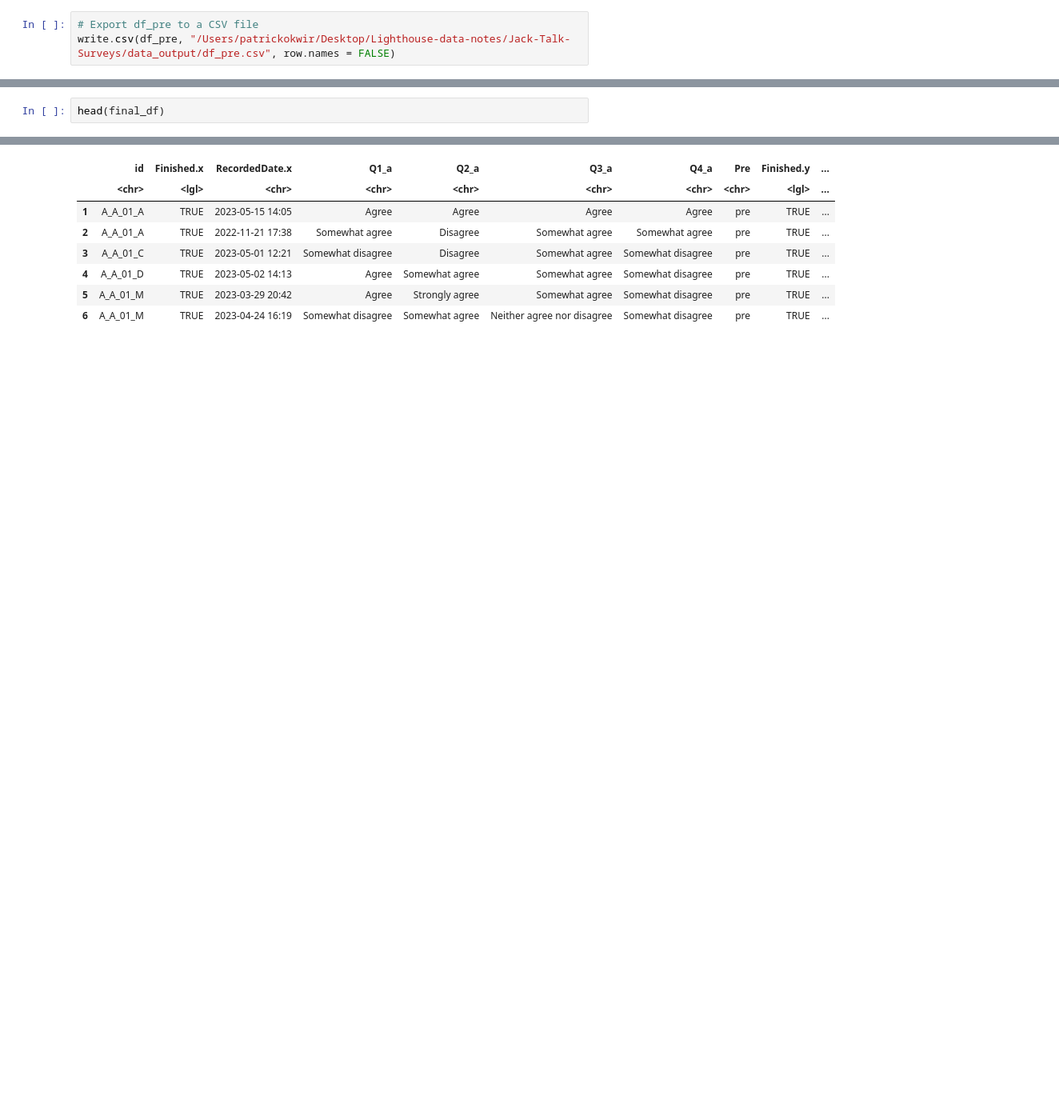
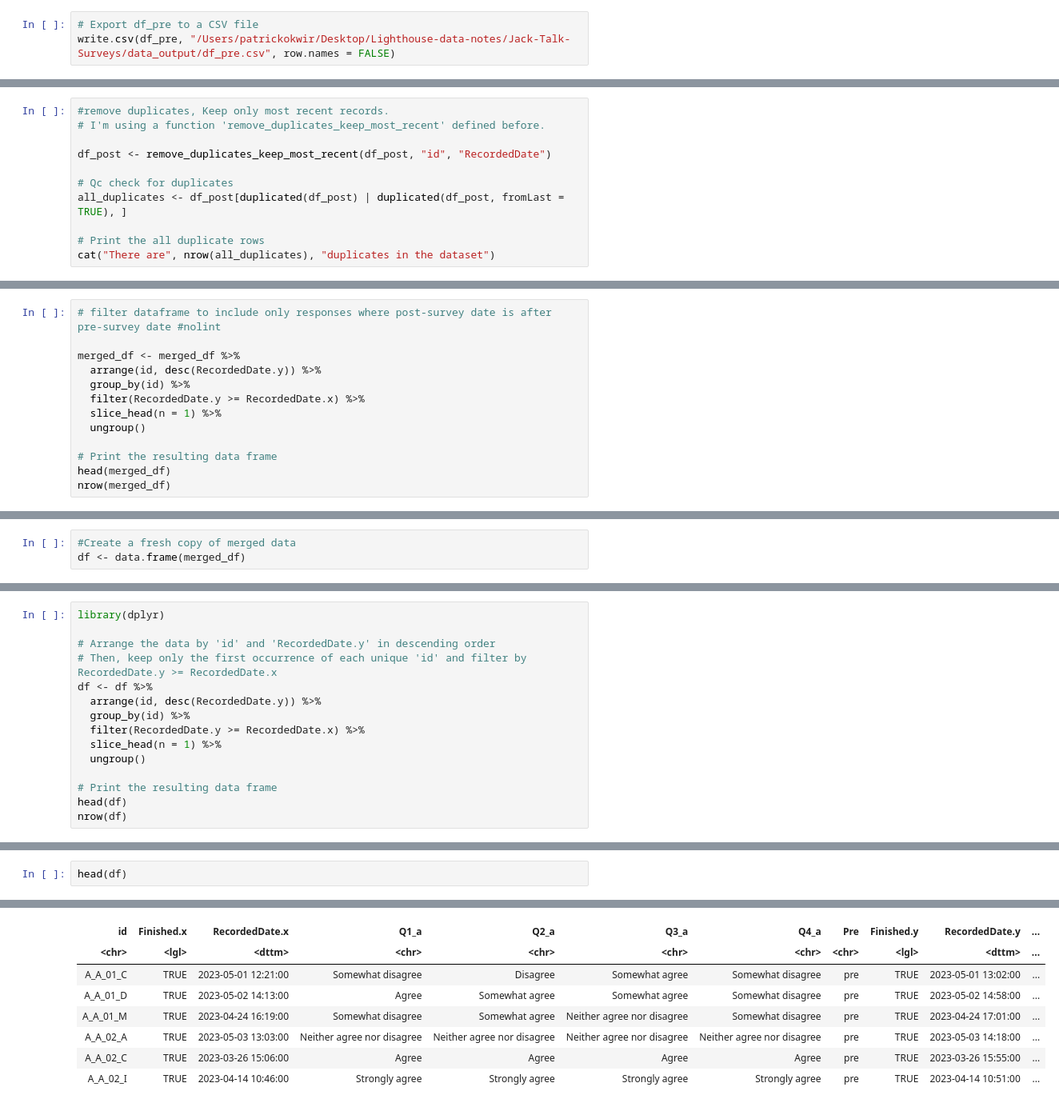
Before and after one commit to pokwir/Jack-Talk-Surveys, a Jupyter notebook: code/data_cleaning.ipynb, the cells around one changed output, grey strips where cells are left out. Shown at 80% size. Drawn from its saved outputs; the diff is of its cells as text; blank space fills up the shorter version.

```diff
--- a/code/data_cleaning.ipynb
+++ b/code/data_cleaning.ipynb
@@ -353,0 +515,11 @@ df_post$Post <- 'post'
+# %%
+#remove duplicates, Keep only most recent records.
+# I'm using a function 'remove_duplicates_keep_most_recent' defined before.
+
+df_post <- remove_duplicates_keep_most_recent(df_post, "id", "RecordedDate")
+
+# Qc check for duplicates
+all_duplicates <- df_post[duplicated(df_post) | duplicated(df_post, fromLast = TRUE), ]
+
+# Print the all duplicate rows
+cat("There are", nrow(all_duplicates), "duplicates in the dataset")
@@ -409,0 +755,13 @@ There are 3391 survey responses in the final dataset.
+# %%
+# filter dataframe to include only responses where post-survey date is after pre-survey date #nolint
+
+merged_df <- merged_df %>%
+  arrange(id, desc(RecordedDate.y)) %>%
+  group_by(id) %>%
+  filter(RecordedDate.y >= RecordedDate.x) %>%
+  slice_head(n = 1) %>%
+  ungroup()
+
+# Print the resulting data frame
+head(merged_df)
+nrow(merged_df)
@@ -409,0 +848,3 @@ There are 3391 survey responses in the final dataset.
+# %%
+#Create a fresh copy of merged data
+df <- data.frame(merged_df)
@@ -409,0 +853,15 @@ There are 3391 survey responses in the final dataset.
+# %%
+library(dplyr)
+
+# Arrange the data by 'id' and 'RecordedDate.y' in descending order
+# Then, keep only the first occurrence of each unique 'id' and filter by RecordedDate.y >= RecordedDate.x
+df <- df %>%
+  arrange(id, desc(RecordedDate.y)) %>%
+  group_by(id) %>%
+  filter(RecordedDate.y >= RecordedDate.x) %>%
+  slice_head(n = 1) %>%
+  ungroup()
+
+# Print the resulting data frame
+head(df)
+nrow(df)
@@ -412,3 +928,3 @@ There are 3391 survey responses in the final dataset.
 # %%
-head(final_df)
+head(df)
 # %% [output]
@@ -416,8 +932,8 @@ A data.frame: 6 × 20
-|  | id | Finished.x | RecordedDate.x | Q1_a | Q2_a | Q3_a | Q4_a | Pre | Finished.y | ... |
-|  | <chr> | <lgl> | <chr> | <chr> | <chr> | <chr> | <chr> | <chr> | <lgl> | ... |
-| 1 | A_A_01_A | TRUE | 2023-05-15 14:05 | Agree | Agree | Agree | Agree | pre | TRUE | ... |
-| 2 | A_A_01_A | TRUE | 2022-11-21 17:38 | Somewhat agree | Disagree | Somewhat agree | Somewhat agree | pre | TRUE | ... |
-| 3 | A_A_01_C | TRUE | 2023-05-01 12:21 | Somewhat disagree | Disagree | Somewhat agree | Somewhat disagree | pre | TRUE | ... |
-| 4 | A_A_01_D | TRUE | 2023-05-02 14:13 | Agree | Somewhat agree | Somewhat agree | Somewhat disagree | pre | TRUE | ... |
-| 5 | A_A_01_M | TRUE | 2023-03-29 20:42 | Agree | Strongly agree | Somewhat agree | Somewhat disagree | pre | TRUE | ... |
-| 6 | A_A_01_M | TRUE | 2023-04-24 16:19 | Somewhat disagree | Somewhat agree | Neither agree nor disagree | Somewhat disagree | pre | TRUE | ... |
+| id | Finished.x | RecordedDate.x | Q1_a | Q2_a | Q3_a | Q4_a | Pre | Finished.y | RecordedDate.y | ... |
+| <chr> | <lgl> | <dttm> | <chr> | <chr> | <chr> | <chr> | <chr> | <lgl> | <dttm> | ... |
+| A_A_01_C | TRUE | 2023-05-01 12:21:00 | Somewhat disagree | Disagree | Somewhat agree | Somewhat disagree | pre | TRUE | 2023-05-01 13:02:00 | ... |
+| A_A_01_D | TRUE | 2023-05-02 14:13:00 | Agree | Somewhat agree | Somewhat agree | Somewhat disagree | pre | TRUE | 2023-05-02 14:58:00 | ... |
+| A_A_01_M | TRUE | 2023-04-24 16:19:00 | Somewhat disagree | Somewhat agree | Neither agree nor disagree | Somewhat disagree | pre | TRUE | 2023-04-24 17:01:00 | ... |
+| A_A_02_A | TRUE | 2023-05-03 13:03:00 | Neither agree nor disagree | Neither agree nor disagree | Neither agree nor disagree | Neither agree nor disagree | pre | TRUE | 2023-05-03 14:18:00 | ... |
+| A_A_02_C | TRUE | 2023-03-26 15:06:00 | Agree | Agree | Agree | Agree | pre | TRUE | 2023-03-26 15:55:00 | ... |
+| A_A_02_I | TRUE | 2023-04-14 10:46:00 | Strongly agree | Strongly agree | Strongly agree | Strongly agree | pre | TRUE | 2023-04-14 10:51:00 | ... |
```
Also changed, not shown: parts of 118 cells of this notebook, 7 other files.
